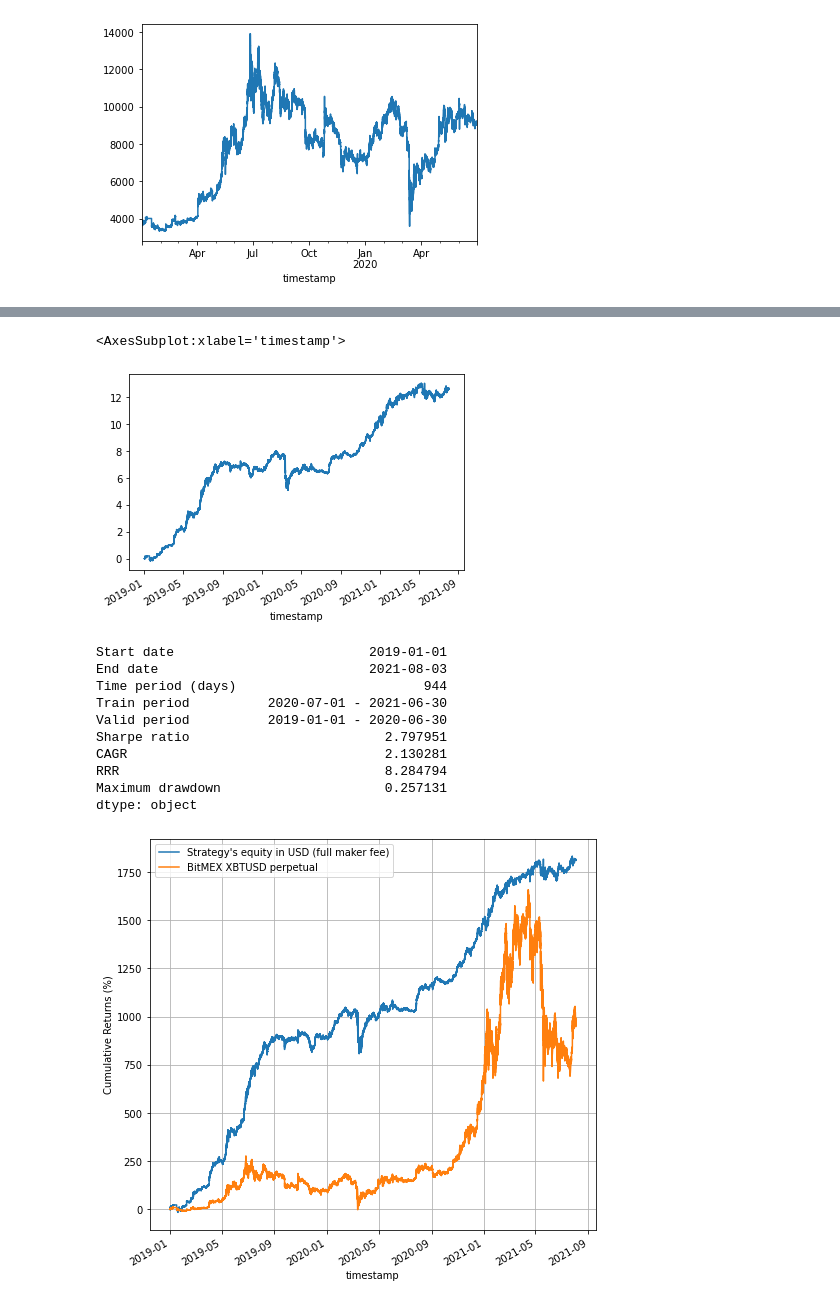
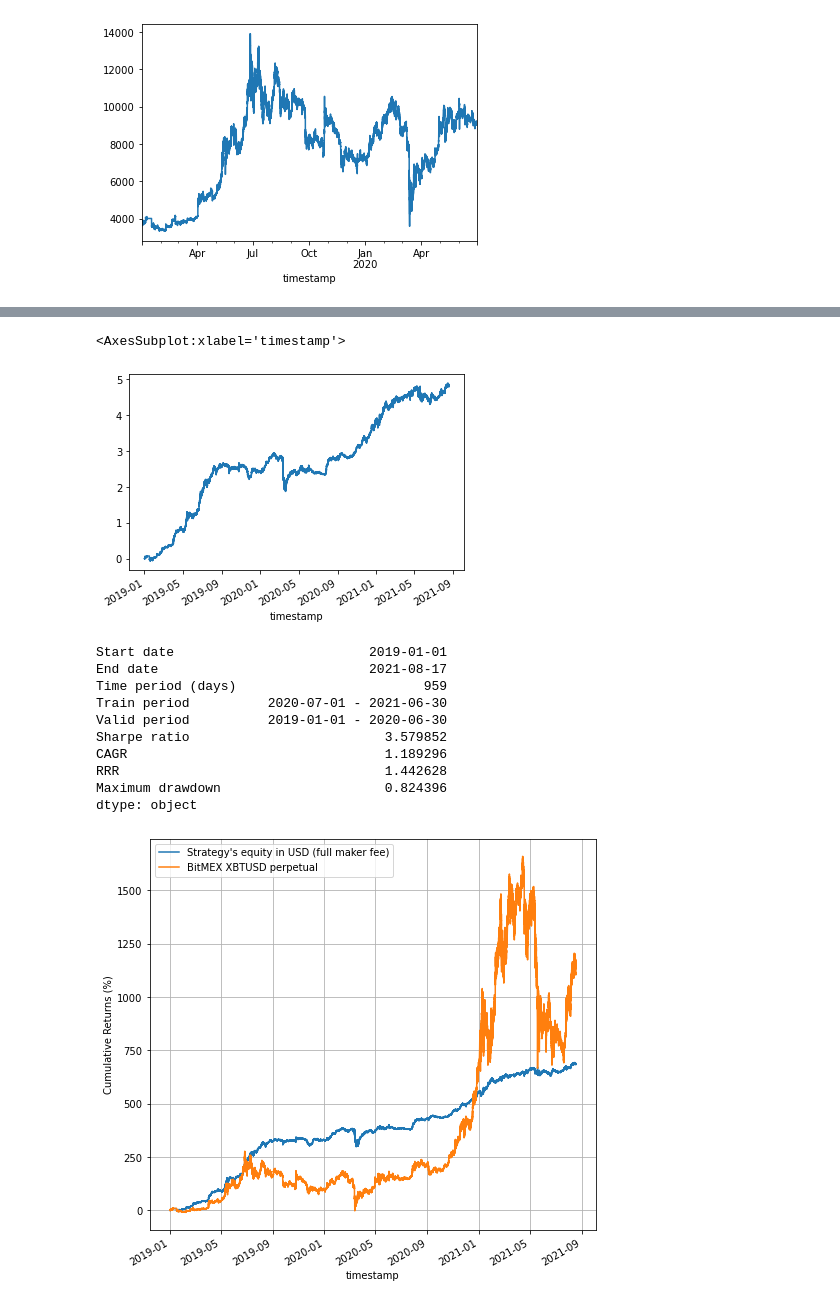
Before and after one commit to nkaz001/algotrading-example, a Jupyter notebook: crypto-scratch/xbtusd-normalization-market-making-backtest-hedge.ipynb, the cells around one changed output, grey strips where cells are left out. Drawn from its saved outputs; the diff is of its cells as text; code cells hidden in the pictures.

```diff
--- a/crypto-scratch/xbtusd-normalization-market-making-backtest-hedge.ipynb
+++ b/crypto-scratch/xbtusd-normalization-market-making-backtest-hedge.ipynb
@@ -21,10 +21,10 @@ from numba import njit
 df = pd.read_pickle('data2')
 # %%
 @njit
-def predict_njit(start_equity, fee_, A, B, half_spread, max_position, X, imbalance):
+def predict_njit(fee_, A, B, half_spread, max_position, X, imbalance):
     tick_size = 0.5
     running_qty = 0
-    static_equity = start_equity
+    static_equity = 0
     fee = 0
     equity = []
     running_qty_ = []
@@ -73,8 +73,7 @@ def predict_njit(start_equity, fee_, A, B, half_spread, max_position, X, imbalan
     return equity, running_qty_
 
 class Backtest:
-    def __init__(self, equity=None, fee=None, max_position=None, A=None, B=None, half_spread=None, imbalance=None):
-        self.equity = equity
+    def __init__(self, fee=None, max_position=None, A=None, B=None, half_spread=None, imbalance=None):
         self.fee = fee
         self.max_position = max_position
         self.A = A
@@ -90,18 +89,18 @@ class Backtest:
         return self
 
     def get_params(self, deep=True):
-        return { 'equity': self.equity, 'fee': self.fee, 'max_position': self.max_position, 'A': self.A, 'B': self.B, 'half_spread': self.half_spread, 'imbalance': self.imbalance }
+        return { 'fee': self.fee, 'max_position': self.max_position, 'A': self.A, 'B': self.B, 'half_spread': self.half_spread, 'imbalance': self.imbalance }
 
     def fit(self, X, y=None):
         return self
 
     def predict(self, X):
-        equity, running_qty = predict_njit(self.equity, self.fee, self.A, self.B, self.half_spread, self.max_position, X, self.imbalance)
+        equity, running_qty = predict_njit(self.fee, self.A, self.B, self.half_spread, self.max_position, X, self.imbalance)
         return equity, running_qty
 
     def score(self, X):
         equity, r = self.predict(X)
-        returns = pd.Series(equity).pct_change().fillna(0)
+        returns = (pd.Series(equity).diff() / self.max_position).fillna(0)
 #         bm_returns = pd.Series(X[:, 3]).pct_change().fillna(0)
 #         returns_ = returns - bm_returns
         return np.divide(returns.mean(), returns.std())
@@ -116,7 +115,7 @@ valid = df[df.index < '2020-7-1']
 #param_dist = { 'A': stats.uniform(50, 500), 'B': stats.uniform(1, 50), 'half_spread': stats.uniform(0, 0.001), 'imbalance': np.arange(4, 13) }
 #param_dist = { 'A': stats.uniform(1, 100), 'B': stats.uniform(1, 100), 'half_spread': stats.uniform(0.001, 0.01), 'imbalance': np.arange(7, 16) }
 param_dist = { 'A': stats.uniform(100, 1000), 'B': stats.uniform(10, 500), 'half_spread': stats.uniform(0.0005, 0.01), 'imbalance': np.arange(7, 16) }
-search = RandomizedSearchCV(Backtest(1, 0.00075, 10000),
+search = RandomizedSearchCV(Backtest(0.00075, 10000),
                             cv=[(np.arange(len(train)), np.arange(len(train)))],
                             param_distributions=param_dist,
                             verbose=1,
@@ -176 +175,7 @@ running_qty.plot()
+# %%
+def calc_cagr(begin, final, years):
+    if final < 0:
+        return (-1) * (((abs(final) + 2 * begin) / begin) ** (1 / years) - 1)
+    else:
+        return (final / begin) ** (1 / years) - 1
 # %%
@@ -320,8 +325,8 @@ Daily_Drawdown.plot()
 # %%
-(equity / equity[0] - 1).plot()
+(equity / search.best_estimator_.max_position).plot()
 # %% [output]
 <AxesSubplot:xlabel='timestamp'>
-[figure, old version]
+[figure, new version]
 # %%
 search.best_estimator_.fee = -0.00025
 equity, running_qty = search.best_estimator_.predict(df.values)
@@ -329,52 +334,52 @@ equity = pd.Series(equity, index=df.index)
 running_qty = pd.Series(running_qty, index=df.index)
 
 
-returns = equity.resample('1d').last().pct_change()
-bm_returns = valid['close'].resample('1d').last().pct_change()
+returns = equity.resample('1d').last().diff() / search.best_estimator_.max_position
+#bm_returns = valid['close'].resample('1d').last().pct_change()
 #returns_ = returns - bm_returns
 returns_ = returns
-sr = np.divide(returns_.mean(), returns_.std()) * np.sqrt(252)
+sr = np.divide(returns_.mean(), returns_.std()) * np.sqrt(365)
 
 equity_1d = equity.resample('1d').last()
 Roll_Max = equity_1d.cummax()
-Daily_Drawdown = np.divide(equity_1d, Roll_Max) - 1.0
+Daily_Drawdown = (equity_1d - Roll_Max) / search.best_estimator_.max_position
 Max_Daily_Drawdown = Daily_Drawdown.cummin()
 
 period = (equity.index[-1] - equity.index[0]).days
 
 print(pd.Series({
     'Start date': equity.index[0].strftime('%Y-%m-%d'),
     'End date': equity.index[-1].strftime('%Y-%m-%d'),
     'Time period (days)': period,
     'Train period': '%s - %s' % (train.index[0].strftime('%Y-%m-%d'), train.index[-1].strftime('%Y-%m-%d')),
     'Valid period': '%s - %s' % (valid.index[0].strftime('%Y-%m-%d'), valid.index[-1].strftime('%Y-%m-%d')),
     'Sharpe ratio': sr,
-    'CAGR': (equity[-1] / equity[0]) ** (365 / period) - 1,
-    'RRR': ((equity[-1] / equity[0]) ** (365 / period) - 1) / -Max_Daily_Drawdown.min(),
+    'CAGR': calc_cagr(search.best_estimator_.max_position, search.best_estimator_.max_position + equity[-1], period / 365),
+    'RRR': calc_cagr(search.best_estimator_.max_position, search.best_estimator_.max_position + equity[-1], period / 365) / -Max_Daily_Drawdown.min(),
     'Maximum drawdown': -Max_Daily_Drawdown.min(),
 }))
 
 # equity.resample('1d').last().pct_change().hist(bins=20)
 
 import matplotlib.pyplot as plt
 plt.figure(figsize=(8, 8))
-ax1 = ((equity / equity[0] - 1) * 100).plot()
+ax1 = (equity / search.best_estimator_.max_position * 100).plot()
 ax2 = ((df['close'] / df['close'][0] - 1) * 100).plot()
 ax1.set_ylabel('Cumulative Returns (%)')
 ax1.legend(["Strategy's equity in USD (full maker fee)", 'BitMEX XBTUSD perpetual'])
 ax1.grid()
 # %% [output]
 Start date                         2019-01-01
-End date                           2021-08-03
-Time period (days)                        944
+End date                           2021-08-17
+Time period (days)                        959
 Train period          2020-07-01 - 2021-06-30
 Valid period          2019-01-01 - 2020-06-30
-Sharpe ratio                         2.797951
-CAGR                                 2.130281
-RRR                                  8.284794
-Maximum drawdown                     0.257131
+Sharpe ratio                         3.579852
+CAGR                                 1.189296
+RRR                                  1.442628
+Maximum drawdown                     0.824396
 dtype: object
-[figure, old version]
+[figure, new version]
 # %%
 Daily_Drawdown.plot()
 # %% [output]
```
Also changed, not shown: parts of 11 cells of this notebook, 10 other files.
